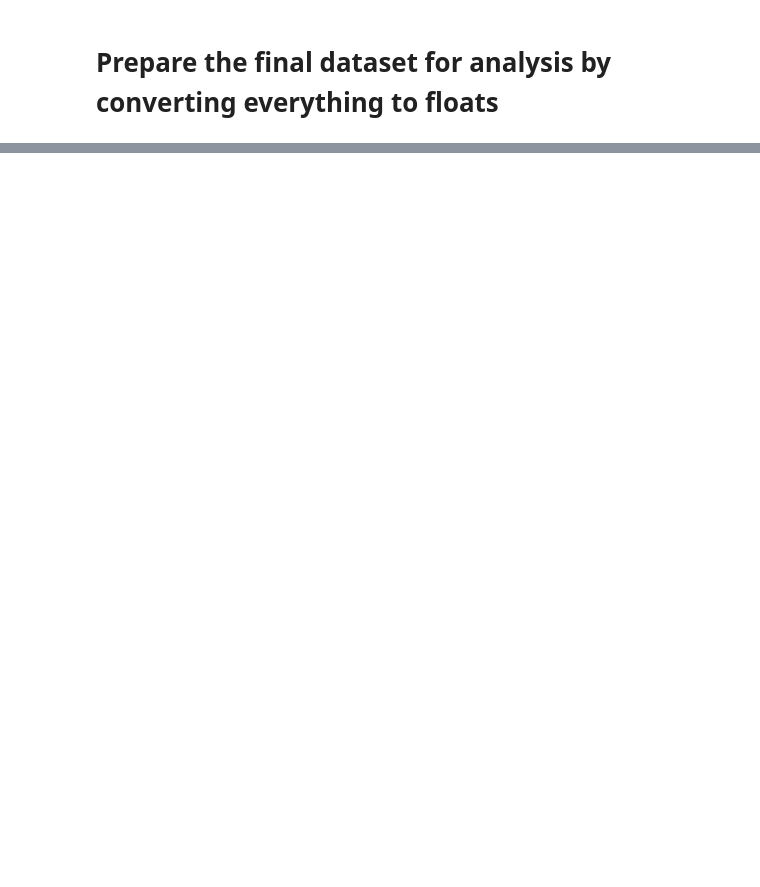
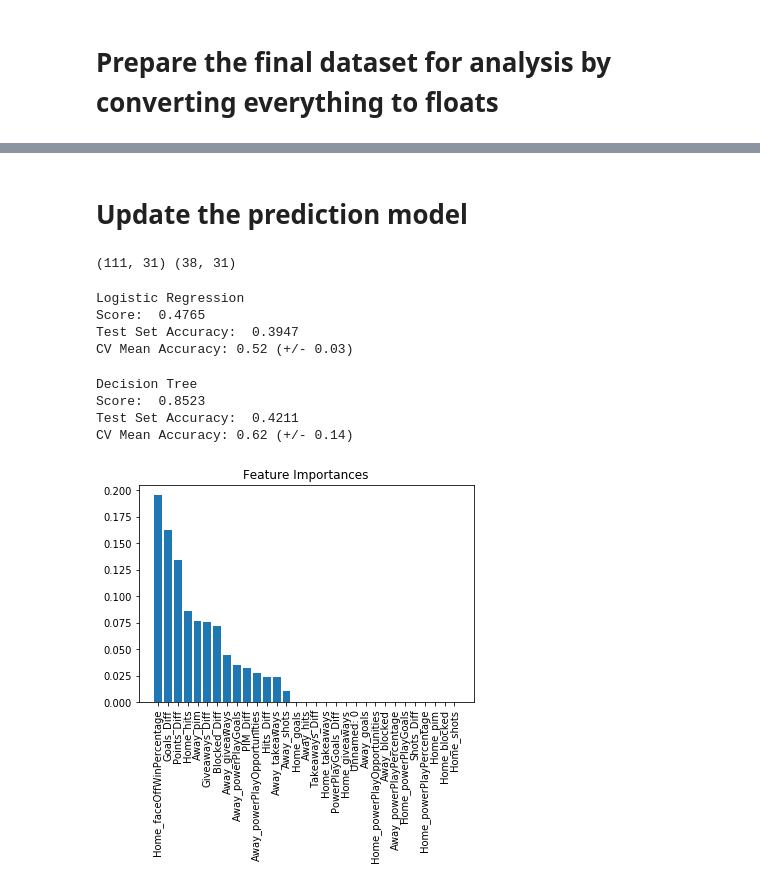
Before and after one commit to DavidWBennett/NHLGamePrediction, a Jupyter notebook: NHLAPIFirstPeriodPredictionFunctionStyle.ipynb, the cells around one changed output, grey strips where cells are left out. Saved outputs shown, nothing was run; the diff lists cells and outputs as text; code cells hidden in the pictures; blank space fills up the shorter version.

```diff
--- a/NHLAPIFirstPeriodPredictionFunctionStyle.ipynb
+++ b/NHLAPIFirstPeriodPredictionFunctionStyle.ipynb
@@ -419,0 +415,74 @@ list(testing1.values())
+# %%
+df_all_features.reset_index(level = 0, inplace = True)
+df_all_features = df_all_features.rename(columns = {"index": "Unnamed: 0"})
+df2 = pd.read_csv("NHLAPIDataset.csv")
+df2 = df2.append(df_all_features)
+df2.to_csv("NHLAPIDataset.csv", index = False)
+# %% [markdown]
+# Update the prediction model
+# %%
+df2["Points_Diff"] = (df2["Home_wins"]*2 - df2["Away_wins"]*2) + (df2["Home_OT"] - df2["Away_OT"])
+df2 = df2.drop(columns = ["Home_wins", "Home_losses", "Home_OT", \
+                          "Away_wins", "Away_losses", "Away_OT", \
+                          "Win_Diff", "Loss_Diff", "OT_Diff", "Away_faceOffWinPercentage"])
+# %%
+X = df2.drop(columns = ["Winner_binary"])
+y = df2["Winner_binary"]
+#X = tied.iloc[:,:-1]
+#y = tied.iloc[:,-1]
+#print(X.columns)
+#print(y)
+X_train, X_test, y_train, y_test = train_test_split(X, y, random_state=8)
+print(X_train.shape, X_test.shape)
+# %% [output]
+(111, 31) (38, 31)
+# %%
+clf = LogisticRegression(random_state=8, solver = "liblinear").fit(X_train, y_train)
+print("Logistic Regression")
+print("Score: ", round(clf.score(X,y), 4))
+pred = clf.predict(X_test)
+print("Test Set Accuracy: ", round(metrics.accuracy_score(pred, y_test), 4))
+#print(clf.predict_proba(X))
+scores = cross_val_score(clf, X, y, cv = 5)
+#print(scores)
+print("CV Mean Accuracy: %0.2f (+/- %0.2f)" % (scores.mean(), scores.std() * 2))
+
+# 1/29/20- 122 games
+# score: .4918
+# test accuracy: .3871
+# accuracy: .51; .02
+# %% [output]
+Logistic Regression
+Score:  0.4765
+Test Set Accuracy:  0.3947
+CV Mean Accuracy: 0.52 (+/- 0.03)
+# %%
+clf = DecisionTreeClassifier(random_state = 8).fit(X_train, y_train)
+print("Decision Tree")
+print("Score: ", round(clf.score(X,y), 4))
+pred = clf.predict(X_test)
+print("Test Set Accuracy: ", round(metrics.accuracy_score(pred, y_test), 4))
+scores = cross_val_score(clf, X, y, cv = 5)
+#print(scores)
+print("CV Mean Accuracy: %0.2f (+/- %0.2f)" % (scores.mean(), scores.std() * 2))
+# 1/29/20- 122 games
+# score: .9016
+# test accuracy: .6129
+# accurary: .52; .09
+#plt.figure(figsize = (20,20))
+#plot_tree(clf, filled=True, feature_names = X.columns)
+#plt.show()
+# %% [output]
+Decision Tree
+Score:  0.8523
+Test Set Accuracy:  0.4211
+CV Mean Accuracy: 0.62 (+/- 0.14)
+# %%
+feature_importances = set(zip(X.columns, clf.feature_importances_))
+feature_importances = pd.DataFrame(feature_importances).sort_values(1, ascending = False)
+feature_importances.columns = ["Feature", "Importance"]
+plt.bar(feature_importances["Feature"], feature_importances["Importance"]);
+plt.xticks(rotation = 90);
+plt.title("Feature Importances");
+# %% [output]
+[figure, added]
```
Also changed, not shown: parts of 33 cells of this notebook.
